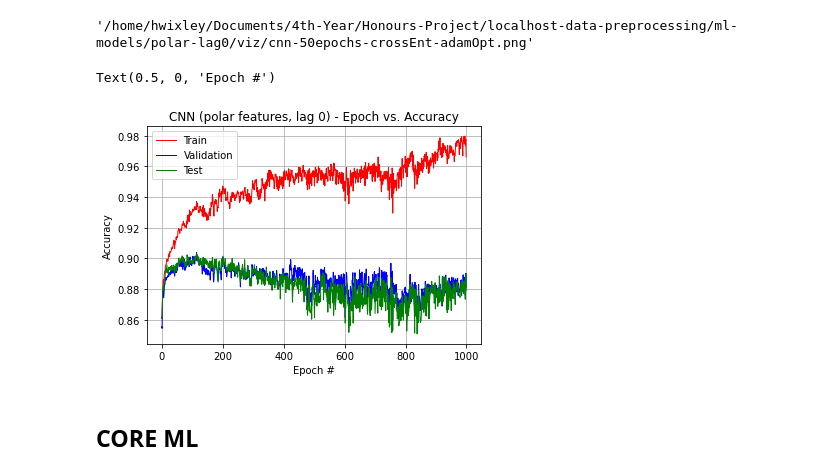
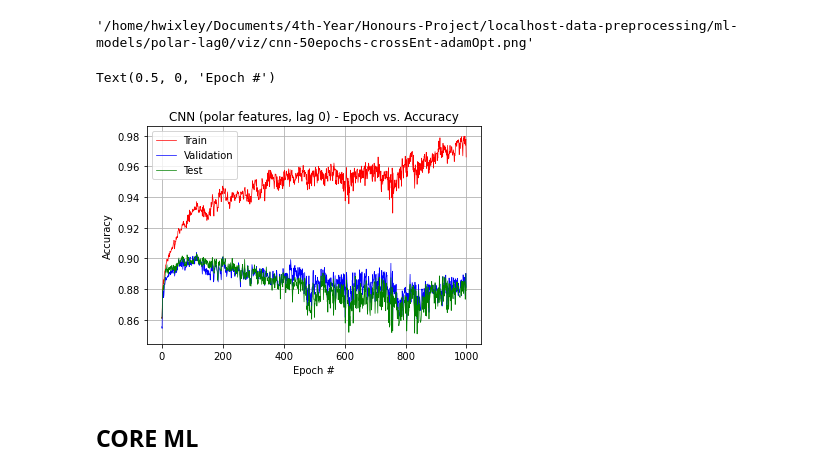
Before and after one commit to hwixley/Fall-Detection-Deep-Learning, a Jupyter notebook: deep-cnn.ipynb, the cells around one changed output. Saved outputs shown, nothing was run; the diff lists cells and outputs as text; code cells hidden in the pictures.

```diff
--- a/deep-cnn.ipynb
+++ b/deep-cnn.ipynb
@@ -303,14 +290,0 @@ for i in range(num_epochs):
-# %%
-epochs = np.arange(0,num_epochs,1)
-
-plt.plot(epochs, train, c="r", lw=1, label="Train")
-plt.plot(epochs, val, c="b", lw=1, label="Validation")
-plt.plot(epochs, test, c="g", lw=1, label="Test")
-plt.grid(True)
-plt.legend(loc="upper left")
-plt.title("CNN (polar features, lag 0) - Epoch vs. Accuracy")
-plt.ylabel("Accuracy")
-plt.xlabel("Epoch #")
-# %% [output]
-Text(0.5, 0, 'Epoch #')
-[figure, removed]
@@ -317,3 +303,17 @@ Text(0.5, 0, 'Epoch #')
+# %%
+epochs = np.arange(0,num_epochs,1)
+
+plt.plot(epochs, train, c="r", lw=0.7, label="Train")
+plt.plot(epochs, val, c="b", lw=0.7, label="Validation")
+plt.plot(epochs, test, c="g", lw=0.7, label="Test")
+plt.grid(True)
+plt.legend(loc="upper left")
+plt.title("CNN (polar features, lag 0) - Epoch vs. Accuracy")
+plt.ylabel("Accuracy")
+plt.xlabel("Epoch #")
+# %% [output]
+Text(0.5, 0, 'Epoch #')
+[figure, added]
 # %% [markdown]
 ## CORE ML
 # %% [markdown]
```
Also changed, not shown: parts of 5 cells of this notebook, 2 other files.
